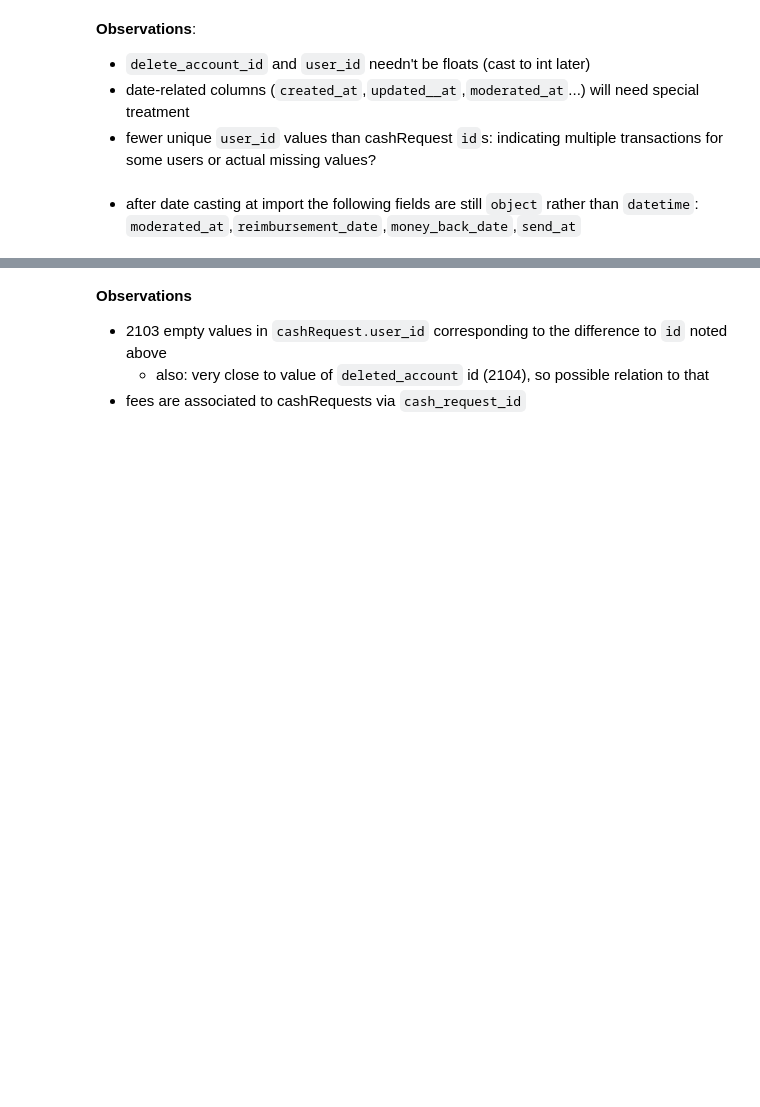
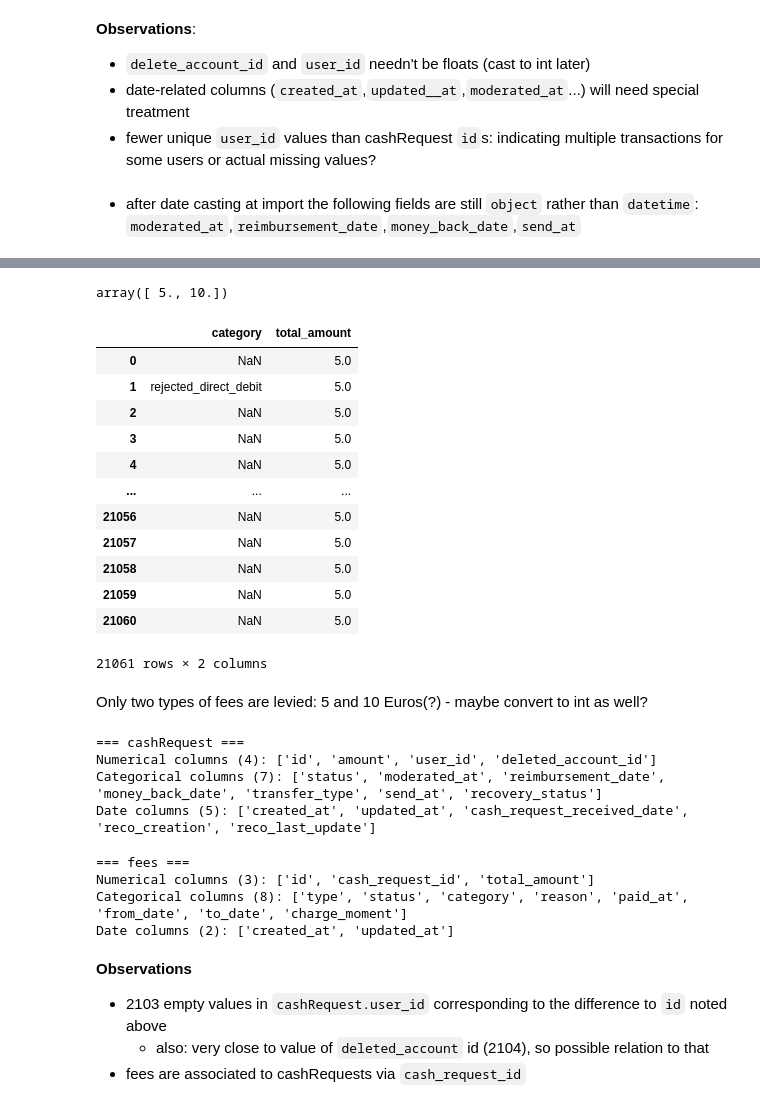
Before and after one commit to gfkpth/project-1-ironhack-payments-2-en, a Jupyter notebook: notebook/notebook.ipynb, the cells around one changed output, grey strips where cells are left out. Drawn from its saved outputs; the diff is of its cells as text; code cells hidden in the pictures; blank space fills up the shorter version.

Commit message:
modify data cleaning, beginning of target analysis

```diff
--- a/notebook/notebook.ipynb
+++ b/notebook/notebook.ipynb
@@ -242,3 +305,40 @@ Date columns (0): []
+# %%
+fees['total_amount'].unique()
+# %% [output]
+array([ 5., 10.])
+# %%
+fees[['category','total_amount']]
+# %% [output]
+|  | category | total_amount |
+| 0 | NaN | 5.0 |
+| 1 | rejected_direct_debit | 5.0 |
+| 2 | NaN | 5.0 |
+| 3 | NaN | 5.0 |
+| 4 | NaN | 5.0 |
+| ... | ... | ... |
+| 21056 | NaN | 5.0 |
+| 21057 | NaN | 5.0 |
+| 21058 | NaN | 5.0 |
+| 21059 | NaN | 5.0 |
+| 21060 | NaN | 5.0 |
+21061 rows × 2 columns
+# %% [markdown]
+Only two types of fees are levied: 5 and 10 Euros(?) - maybe convert to int as well?
+# %%
+
+cashr_numcols, cashr_strcols, cashr_dtcols = inspect_data_types(cashRequest, name="cashRequest")
+# %% [output]
+=== cashRequest ===
+Numerical columns (4): ['id', 'amount', 'user_id', 'deleted_account_id']
+Categorical columns (7): ['status', 'moderated_at', 'reimbursement_date', 'money_back_date', 'transfer_type', 'send_at', 'recovery_status']
+Date columns (5): ['created_at', 'updated_at', 'cash_request_received_date', 'reco_creation', 'reco_last_update']
+# %%
+fees_numcols, fees_strcols, fees_dtcols = inspect_data_types(fees, name="fees")
+# %% [output]
+=== fees ===
+Numerical columns (3): ['id', 'cash_request_id', 'total_amount']
+Categorical columns (8): ['type', 'status', 'category', 'reason', 'paid_at', 'from_date', 'to_date', 'charge_moment']
+Date columns (2): ['created_at', 'updated_at']
 # %% [markdown]
 **Observations**
 
```
Also changed, not shown: parts of 21 cells of this notebook.
